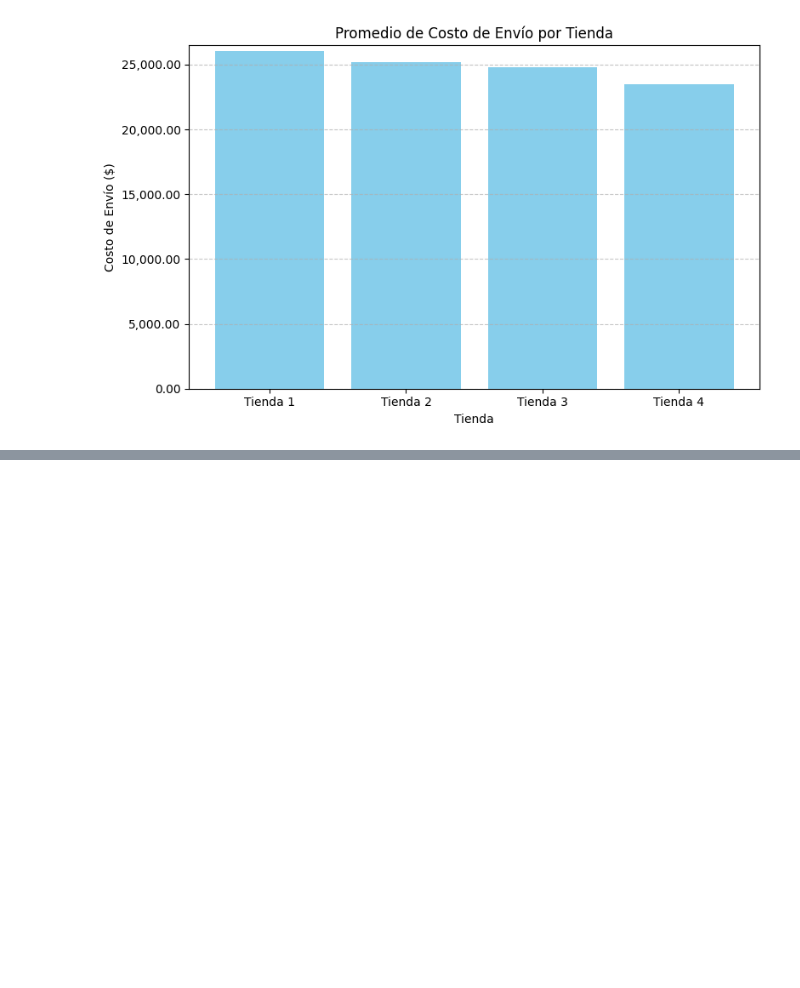
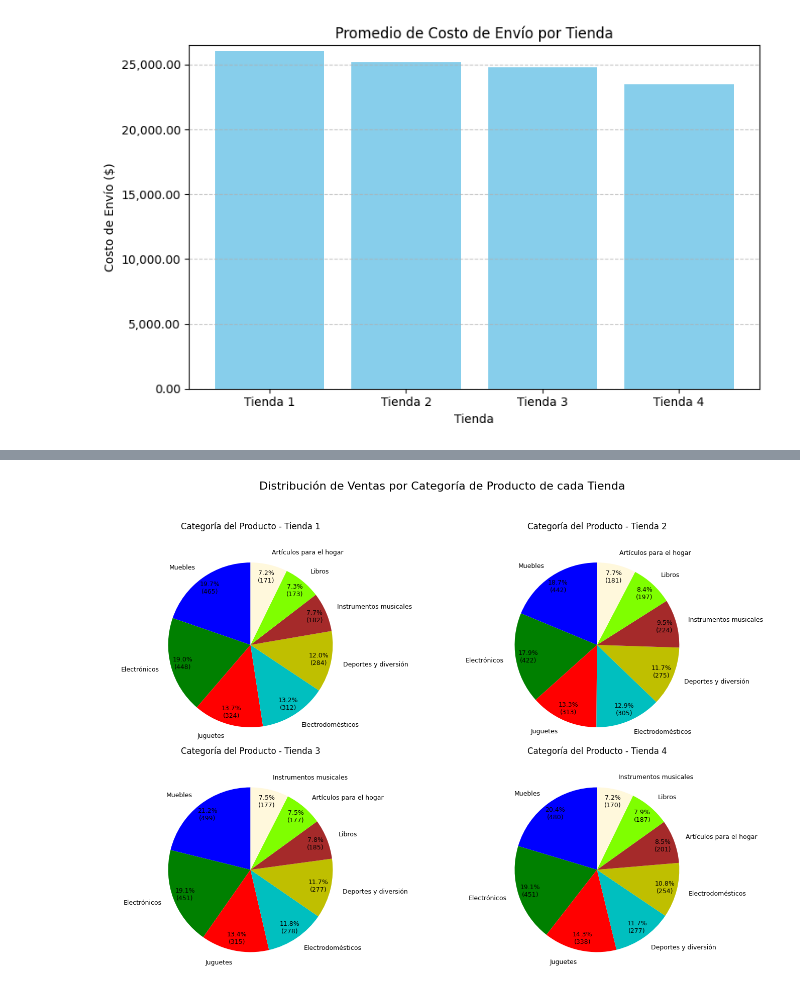
Before and after one commit to Carlos-Alberto-Antonio-G-Fuentes/Primer-Challenge-Alura, a Jupyter notebook: Challenge1_Carlos_Gonzalez_Fuentes.ipynb, the cells around one changed output, grey strips where cells are left out. Drawn from its saved outputs; the diff is of its cells as text; code cells hidden in the pictures; blank space fills up the shorter version.

```diff
--- a/Challenge1_Carlos_Gonzalez_Fuentes.ipynb
+++ b/Challenge1_Carlos_Gonzalez_Fuentes.ipynb
@@ -74,0 +101,9 @@ ventas_por_categoria_t4 = tienda4.groupby(['Categoría del Producto']).size().re
+# %%
+ventas_ordenadas = {
+    nombre: df.sort_values('Cantidad Vendida', ascending=False)
+    for nombre, df in ventas_por_categoria.items()
+}
+# %%
+for nombre, df in ventas_ordenadas.items():
+    print(f"\n\033[1m{nombre}\033[0m - Categorías ordenadas por cantidad vendida:")
+    print(df.to_string(index=False))
@@ -280,0 +338,54 @@ plt.show()
+# %%
+ventas_por_categoria = tienda.groupby(['Categoría del Producto']).size().reset_index(name='Cantidad Vendida')
+ventas_por_categoria_t2 = tienda2.groupby(['Categoría del Producto']).size().reset_index(name='Cantidad Vendida')
+ventas_por_categoria_t3 = tienda3.groupby(['Categoría del Producto']).size().reset_index(name='Cantidad Vendida')
+ventas_por_categoria_t4 = tienda4.groupby(['Categoría del Producto']).size().reset_index(name='Cantidad Vendida')
+# %%
+ventas_ordenadas = ventas_por_categoria.sort_values('Cantidad Vendida', ascending=False)
+ventas_ordenadas_t2 = ventas_por_categoria_t2.sort_values('Cantidad Vendida', ascending=False)
+ventas_ordenadas_t3 = ventas_por_categoria_t3.sort_values('Cantidad Vendida', ascending=False)
+ventas_ordenadas_t4 = ventas_por_categoria_t4.sort_values('Cantidad Vendida', ascending=False)
+# %%
+# Lista de colores personalizados (puedes agregar más colores aquí si necesitas más)
+colores = ['#0000FF', '#008000', '#FF0000', '#00BFBF', '#BFBF00', '#A52A2A', '#7FFF00', '#FFF8DC']
+
+# Función para etiquetas con porcentaje y cantidad
+def etiquetar(pct, allvals):
+    cantidad = int(round(pct / 100. * sum(allvals)))
+    return f'{pct:.1f}%\n({cantidad})'
+
+# Datos por tienda
+datos_tiendas = [
+    (ventas_ordenadas, 'Tienda 1'),
+    (ventas_ordenadas_t2, 'Tienda 2'),
+    (ventas_ordenadas_t3, 'Tienda 3'),
+    (ventas_ordenadas_t4, 'Tienda 4')
+]
+
+fig, axs = plt.subplots(2, 2, figsize=(14, 10))
+
+for ax, (df, nombre) in zip(axs.flat, datos_tiendas):
+    categorias = df['Categoría del Producto']  # Asegúrate de que el nombre sea correcto
+    cantidades = df['Cantidad Vendida']
+
+
+
+    # Crear gráfico circular con los colores seleccionados
+    ax.pie(
+        cantidades,
+        labels=categorias,
+        autopct=lambda pct: etiquetar(pct, cantidades),
+        colors=colores,
+        startangle=90,
+        textprops={'fontsize': 9},
+        labeldistance=1.15,  # Línea guía
+        pctdistance=0.85     # Porcentaje más visible
+    )
+    ax.set_title(f'Categoría del Producto - {nombre}\n\n', fontsize=12)
+    ax.axis('equal')  # Para que sea circular
+
+plt.suptitle('Distribución de Ventas por Categoría de Producto de cada Tienda', fontsize=16)
+plt.tight_layout(rect=[0, 0, 1, 0.95])
+plt.show()
+# %% [output]
+[figure, added]
```
Also changed, not shown: parts of 9 cells of this notebook.
